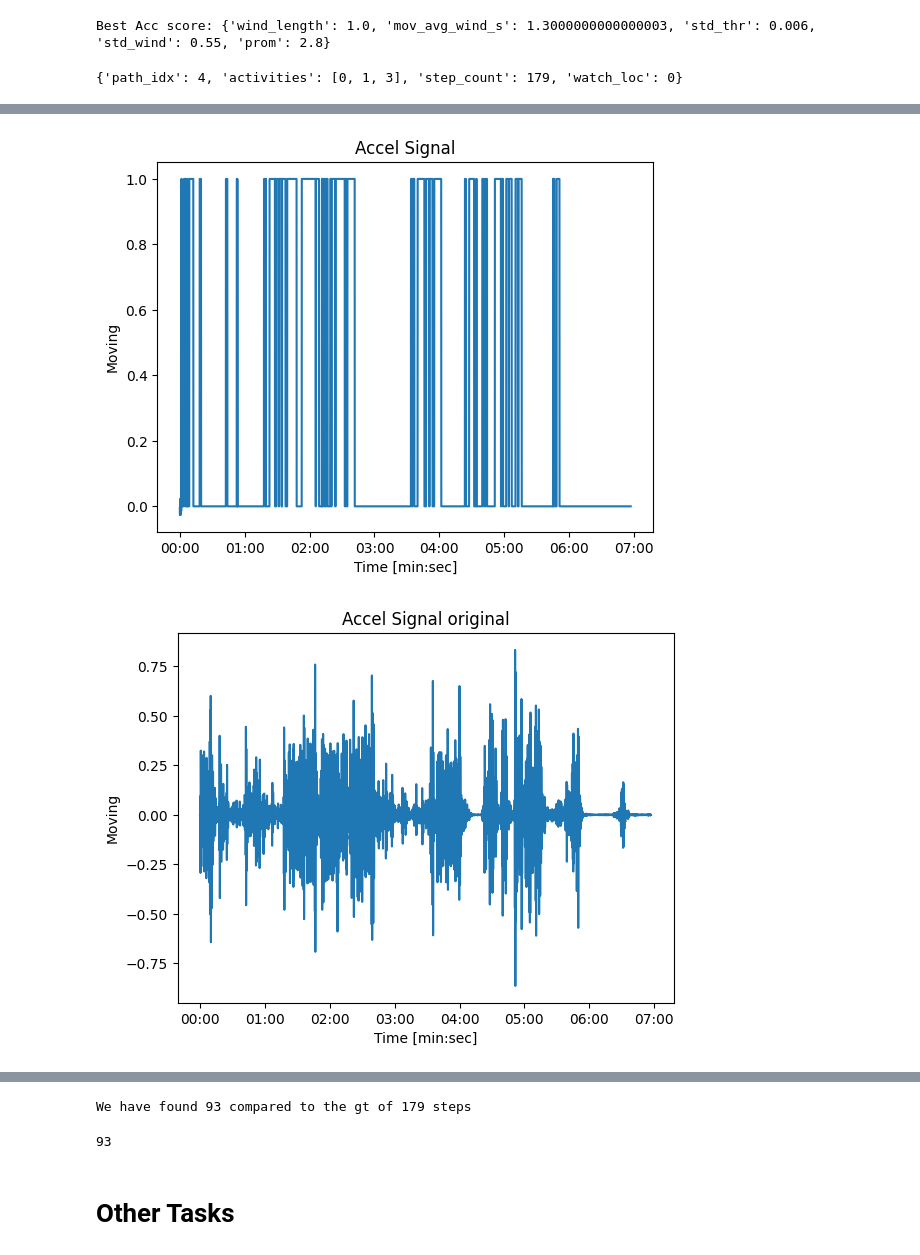
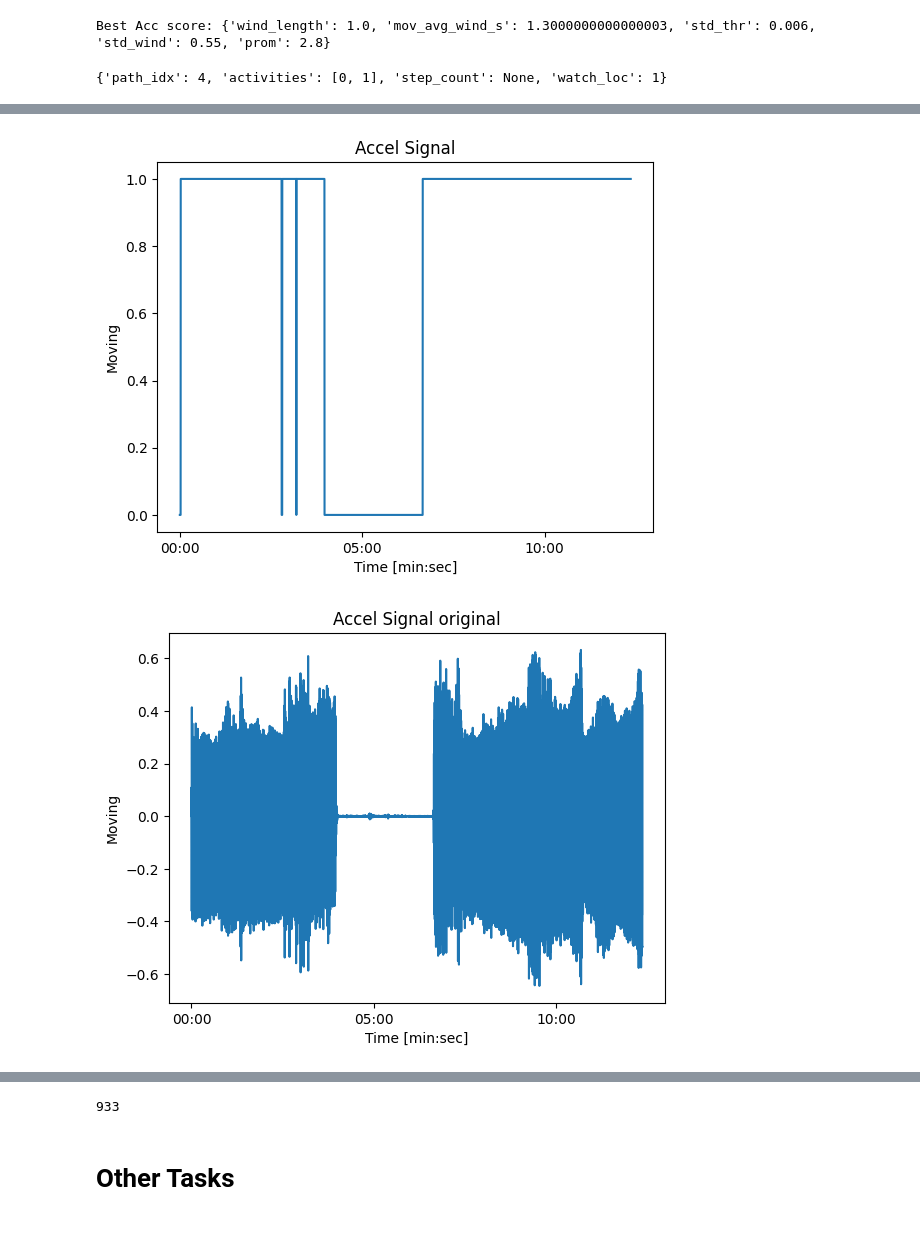
Before and after one commit to vstrozzi/mhealth2024, a Jupyter notebook: workspace.ipynb, the cells around one changed output, grey strips where cells are left out. Saved outputs shown, nothing was run; the diff lists cells and outputs as text; code cells hidden in the pictures.

```diff
--- a/workspace.ipynb
+++ b/workspace.ipynb
@@ -222,7 +251,7 @@ print('Best Acc score:', study.best_params)
 # %% [output]
 Best Acc score: {'wind_length': 1.0, 'mov_avg_wind_s': 1.3000000000000003, 'std_thr': 0.006, 'std_wind': 0.55, 'prom': 2.8}
 # %%
-path = "data/train/train_trace_017.pkl"
+path = "data/train/train_trace_360.pkl"
 
 
 sign, label = get_signal_walk(path)
@@ -231,4 +260,4 @@ plot_window_end = 205*SAMPLING_RATE  # in seconds
 
 algo_walk(sign, label, show=True)
 # %% [output]
-{'path_idx': 4, 'activities': [0, 1, 3], 'step_count': 179, 'watch_loc': 0}
+{'path_idx': 4, 'activities': [0, 1], 'step_count': None, 'watch_loc': 1}
@@ -237,2 +266,2 @@ algo_walk(sign, label, show=True)
-[figure, old version]
+[figure, new version]
-[figure, old version]
+[figure, new version]
@@ -242,5 +271,4 @@ algo_walk(sign, label, show=True)
-We have found 93 compared to the gt of 179 steps
+933
-93
 # %% [markdown]
 # Other Tasks
 # %%
```
Also changed, not shown: parts of 8 cells of this notebook, 3 other files.
